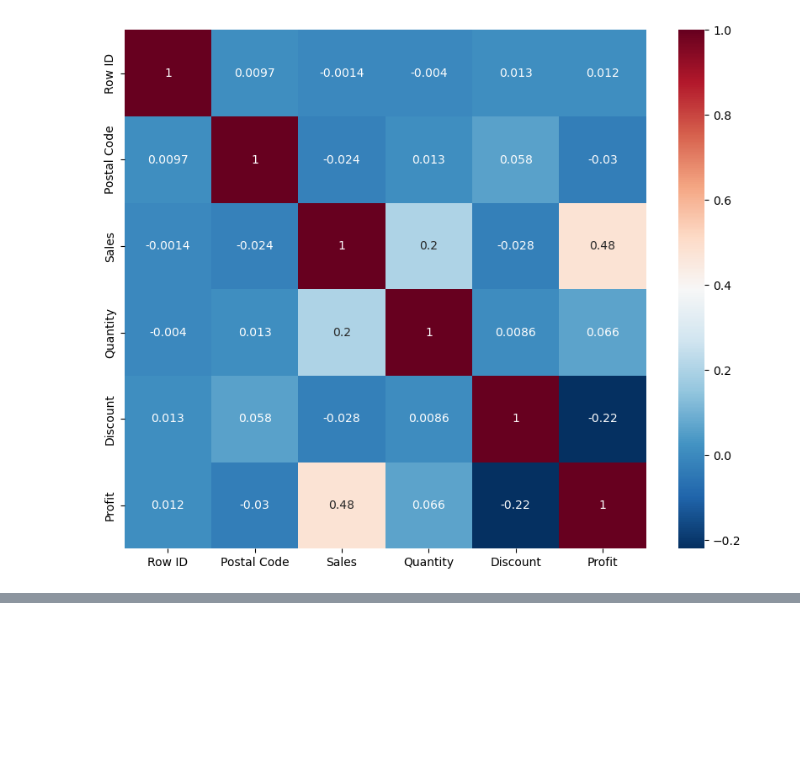
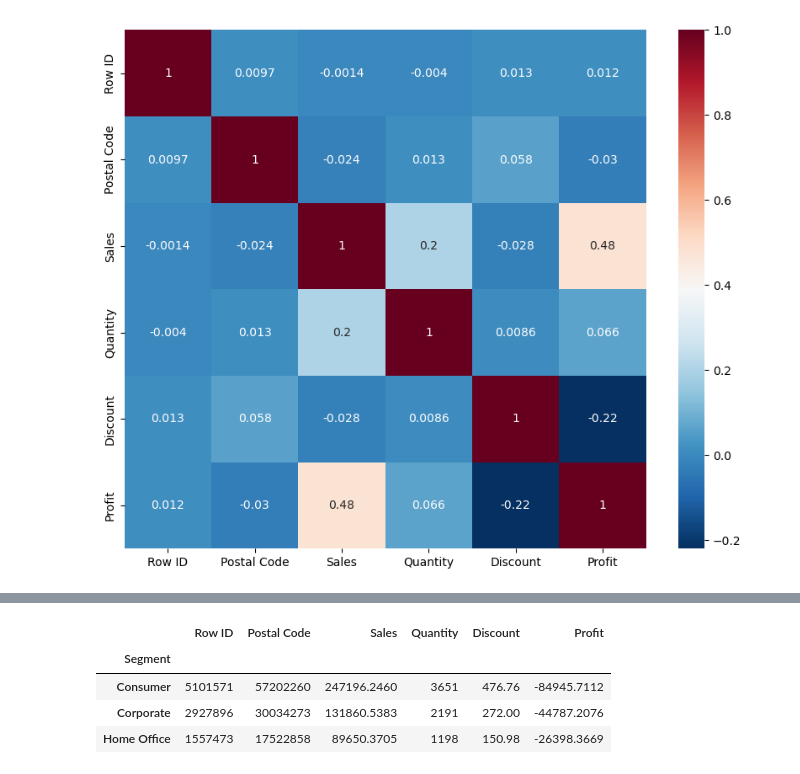
Before and after one commit to LMmansilla/superstore, a Jupyter notebook: PracticasEDA.ipynb, the cells around one changed output, grey strips where cells are left out. Saved outputs shown, nothing was run; the diff lists cells and outputs as text; code cells hidden in the pictures; blank space fills up the shorter version.

```diff
--- a/PracticasEDA.ipynb
+++ b/PracticasEDA.ipynb
@@ -114,0 +247,8 @@ plt.show()
+# %%
+loss_df.groupby(by='Segment').sum(numeric_only=True)
+# %% [output]
+|  | Row ID | Postal Code | Sales | Quantity | Discount | Profit |
+| Segment |  |  |  |  |  |  |
+| Consumer | 5101571 | 57202260 | 247196.2460 | 3651 | 476.76 | -84945.7112 |
+| Corporate | 2927896 | 30034273 | 131860.5383 | 2191 | 272.00 | -44787.2076 |
+| Home Office | 1557473 | 17522858 | 89650.3705 | 1198 | 150.98 | -26398.3669 |
```
Also changed, not shown: parts of 18 cells of this notebook.
